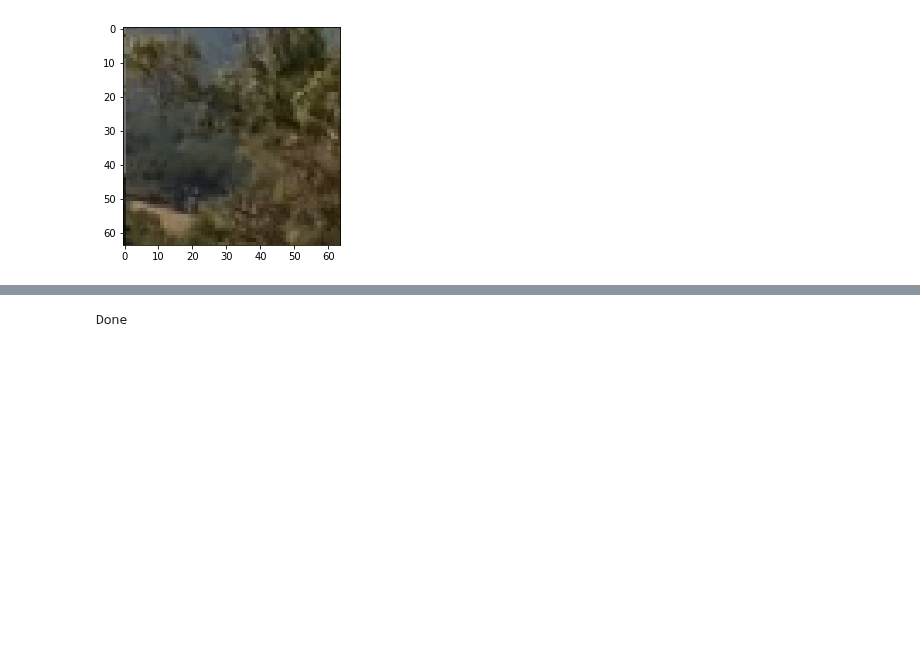
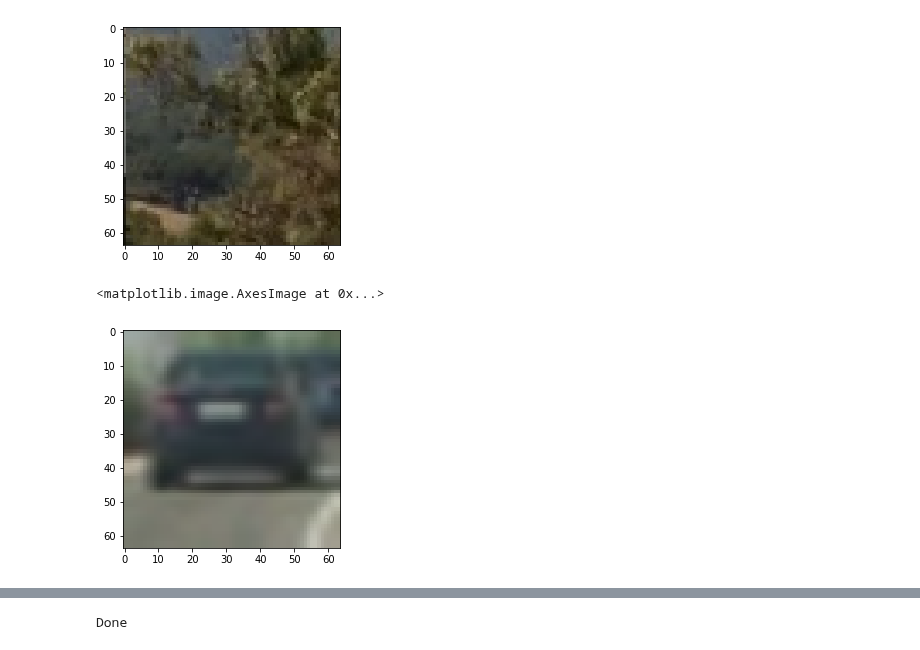
Before and after one commit to ikartiks/CarND-Vehicle-Detection-And-Tracking, a Jupyter notebook: P1.ipynb, the cells around one changed output, grey strips where cells are left out. Cells and saved outputs as stored; diff of their text form; code cells hidden in the pictures; blank space fills up the shorter version.

```diff
--- a/P1.ipynb
+++ b/P1.ipynb
@@ -104,6 +105,14 @@ plt.imshow(image)
 # %% [output]
 <matplotlib.image.AxesImage at 0x...>
 [figure]
+# %%
+#Cell 4
+
+image = mpimg.imread(cars[1])
+plt.imshow(image)
+# %% [output]
+<matplotlib.image.AxesImage at 0x...>
+[figure, added]
 # %%
 '''
 
```
Also changed, not shown: parts of 24 cells of this notebook, 3 other files.
